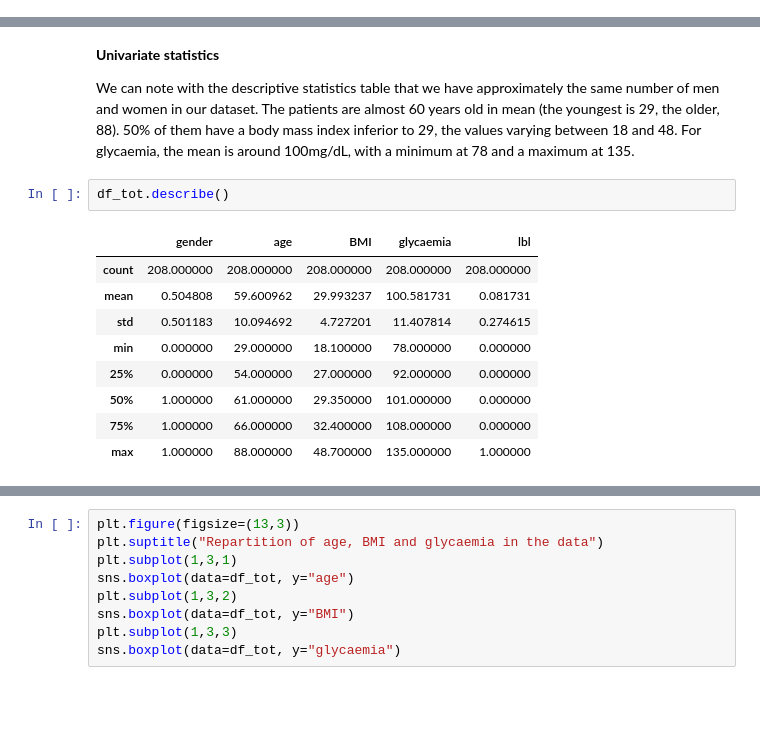
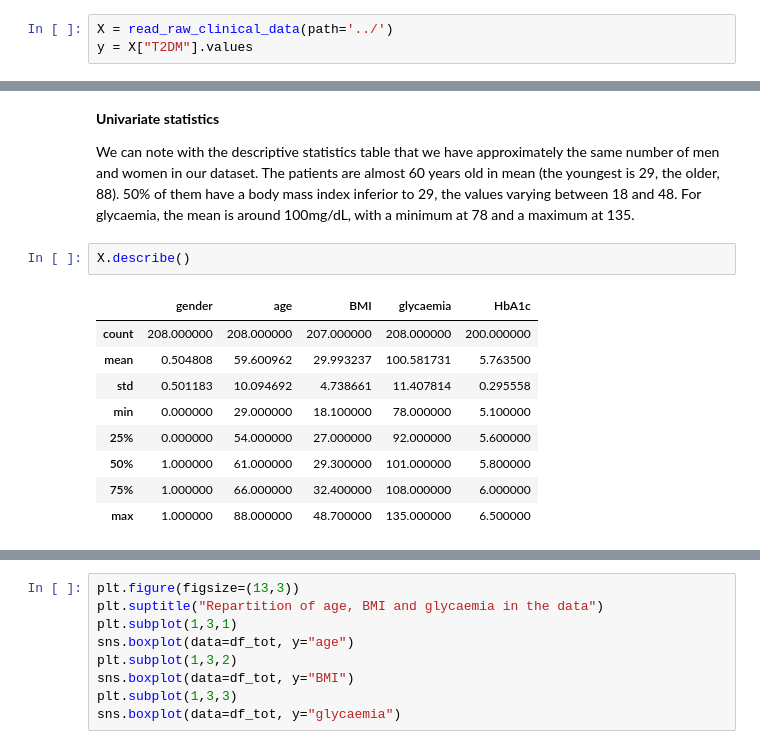
Before and after one commit to AlexandreChaussard/Datacamp-Project, a Jupyter notebook: notebooks/stats_datavis_eva.ipynb, the cells around one changed output, grey strips where cells are left out. Drawn from its saved outputs; the diff is of its cells as text; blank space fills up the shorter version.

```diff
--- a/notebooks/stats_datavis_eva.ipynb
+++ b/notebooks/stats_datavis_eva.ipynb
@@ -21,6 +21,9 @@ from download_data import read_clinical_data_and_labels
 X, y = read_clinical_data_and_labels(path='../')
 df_tot = X.copy()
 df_tot['lbl'] = y
+# %%
+X = read_raw_clinical_data(path='../')
+y = X["T2DM"].values
 # %%
 from problem import get_train_data, get_test_data
 
@@ -51,15 +54,15 @@ df_tot.head()
 
 We can note with the descriptive statistics table that we have approximately the same number of men and women in our dataset. The patients are almost 60 years old in mean (the youngest is 29, the older, 88). 50% of them have a body mass index inferior to 29, the values varying between 18 and 48. For glycaemia, the mean is around 100mg/dL, with a minimum at 78 and a maximum at 135.
 # %%
-df_tot.describe()
+X.describe()
 # %% [output]
-|  | gender | age | BMI | glycaemia | lbl |
-| count | 208.000000 | 208.000000 | 208.000000 | 208.000000 | 208.000000 |
-| mean | 0.504808 | 59.600962 | 29.993237 | 100.581731 | 0.081731 |
-| std | 0.501183 | 10.094692 | 4.727201 | 11.407814 | 0.274615 |
-| min | 0.000000 | 29.000000 | 18.100000 | 78.000000 | 0.000000 |
-| 25% | 0.000000 | 54.000000 | 27.000000 | 92.000000 | 0.000000 |
-| 50% | 1.000000 | 61.000000 | 29.350000 | 101.000000 | 0.000000 |
-| 75% | 1.000000 | 66.000000 | 32.400000 | 108.000000 | 0.000000 |
-| max | 1.000000 | 88.000000 | 48.700000 | 135.000000 | 1.000000 |
+|  | gender | age | BMI | glycaemia | HbA1c |
+| count | 208.000000 | 208.000000 | 207.000000 | 208.000000 | 200.000000 |
+| mean | 0.504808 | 59.600962 | 29.993237 | 100.581731 | 5.763500 |
+| std | 0.501183 | 10.094692 | 4.738661 | 11.407814 | 0.295558 |
+| min | 0.000000 | 29.000000 | 18.100000 | 78.000000 | 5.100000 |
+| 25% | 0.000000 | 54.000000 | 27.000000 | 92.000000 | 5.600000 |
+| 50% | 1.000000 | 61.000000 | 29.300000 | 101.000000 | 5.800000 |
+| 75% | 1.000000 | 66.000000 | 32.400000 | 108.000000 | 6.000000 |
+| max | 1.000000 | 88.000000 | 48.700000 | 135.000000 | 6.500000 |
 # %%
```
Also changed, not shown: parts of 14 cells of this notebook.
